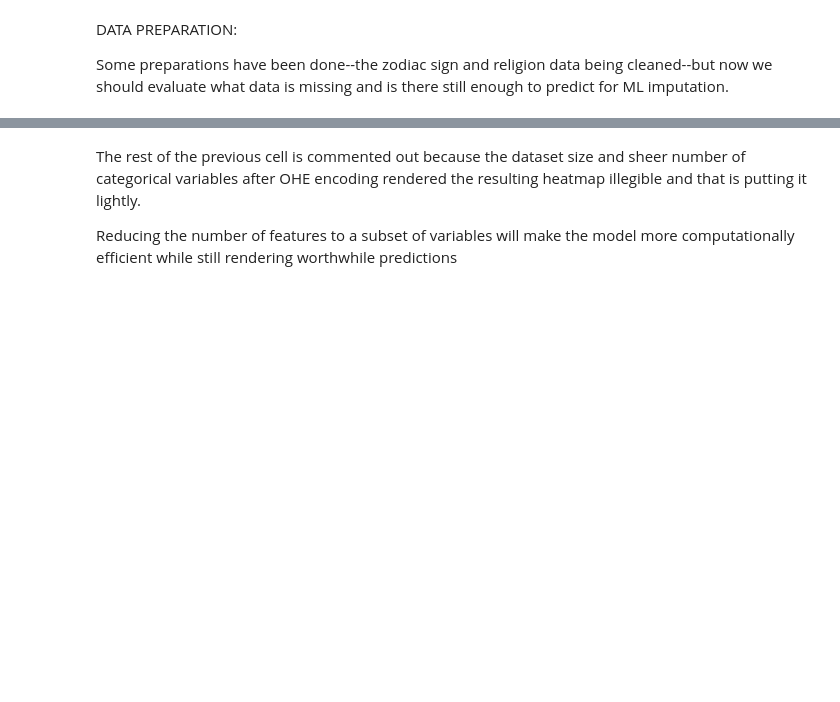
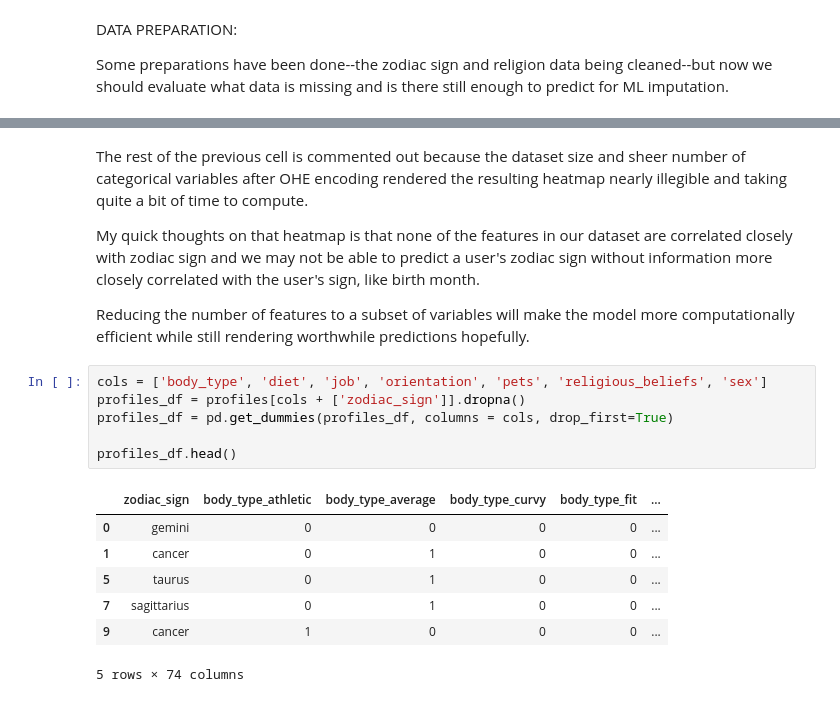
Before and after one commit to StephPad11/OKCupid-Project, a Jupyter notebook: date-a-scientist.ipynb, the cells around one changed output, grey strips where cells are left out. Cells and saved outputs as stored; diff of their text form; blank space fills up the shorter version.

Commit message:
Update date-a-scientist.ipynb
Finished modeling on first question in the scope, conclusions are marked down.  next step is checking correlation between alcohol consumption and job

```diff
--- a/date-a-scientist.ipynb
+++ b/date-a-scientist.ipynb
@@ -385,4 +395,20 @@ Index(['age', 'body_type', 'diet', 'drinks', 'drugs', 'education', 'ethnicity',
 # %% [markdown]
-The rest of the previous cell is commented out because the dataset size and sheer number of categorical variables after OHE encoding rendered the resulting heatmap illegible and that is putting it lightly.
+The rest of the previous cell is commented out because the dataset size and sheer number of categorical variables after OHE encoding rendered the resulting heatmap nearly illegible and taking quite a bit of time to compute.
 
-Reducing the number of features to a subset of variables will make the model more computationally efficient while still rendering worthwhile predictions
+My quick thoughts on that heatmap is that none of the features in our dataset are correlated closely with zodiac sign and we may not be able to predict a user's zodiac sign without information more closely correlated with the user's sign, like birth month.
+
+Reducing the number of features to a subset of variables will make the model more computationally efficient while still rendering worthwhile predictions hopefully.
+# %%
+cols = ['body_type', 'diet', 'job', 'orientation', 'pets', 'religious_beliefs', 'sex']
+profiles_df = profiles[cols + ['zodiac_sign']].dropna()
+profiles_df = pd.get_dummies(profiles_df, columns = cols, drop_first=True)
+
+profiles_df.head()
+# %% [output]
+|  | zodiac_sign | body_type_athletic | body_type_average | body_type_curvy | body_type_fit | ... |
+| 0 | gemini | 0 | 0 | 0 | 0 | ... |
+| 1 | cancer | 0 | 1 | 0 | 0 | ... |
+| 5 | taurus | 0 | 1 | 0 | 0 | ... |
+| 7 | sagittarius | 0 | 1 | 0 | 0 | ... |
+| 9 | cancer | 1 | 0 | 0 | 0 | ... |
+5 rows × 74 columns
```
Also changed, not shown: parts of 19 cells of this notebook.
